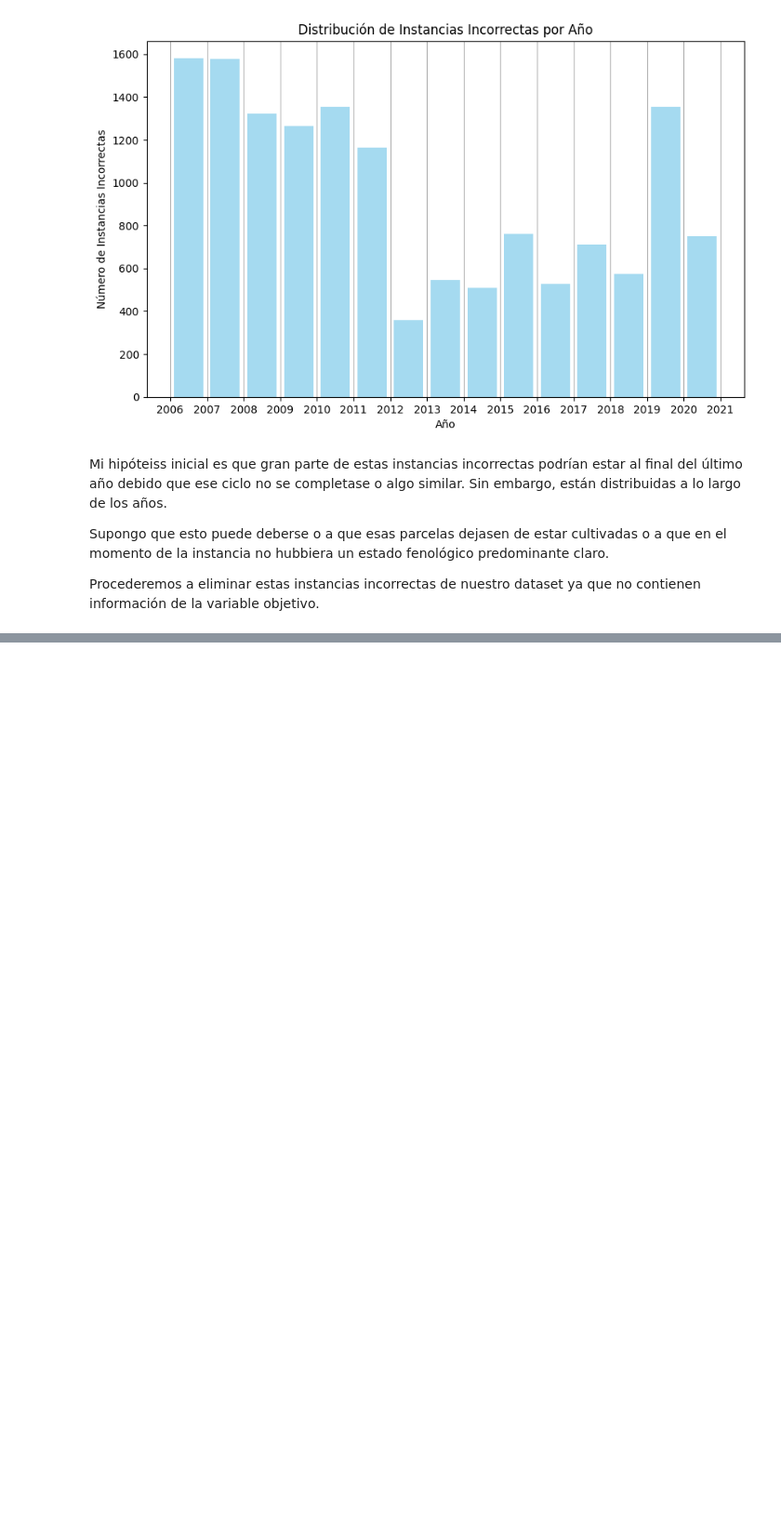
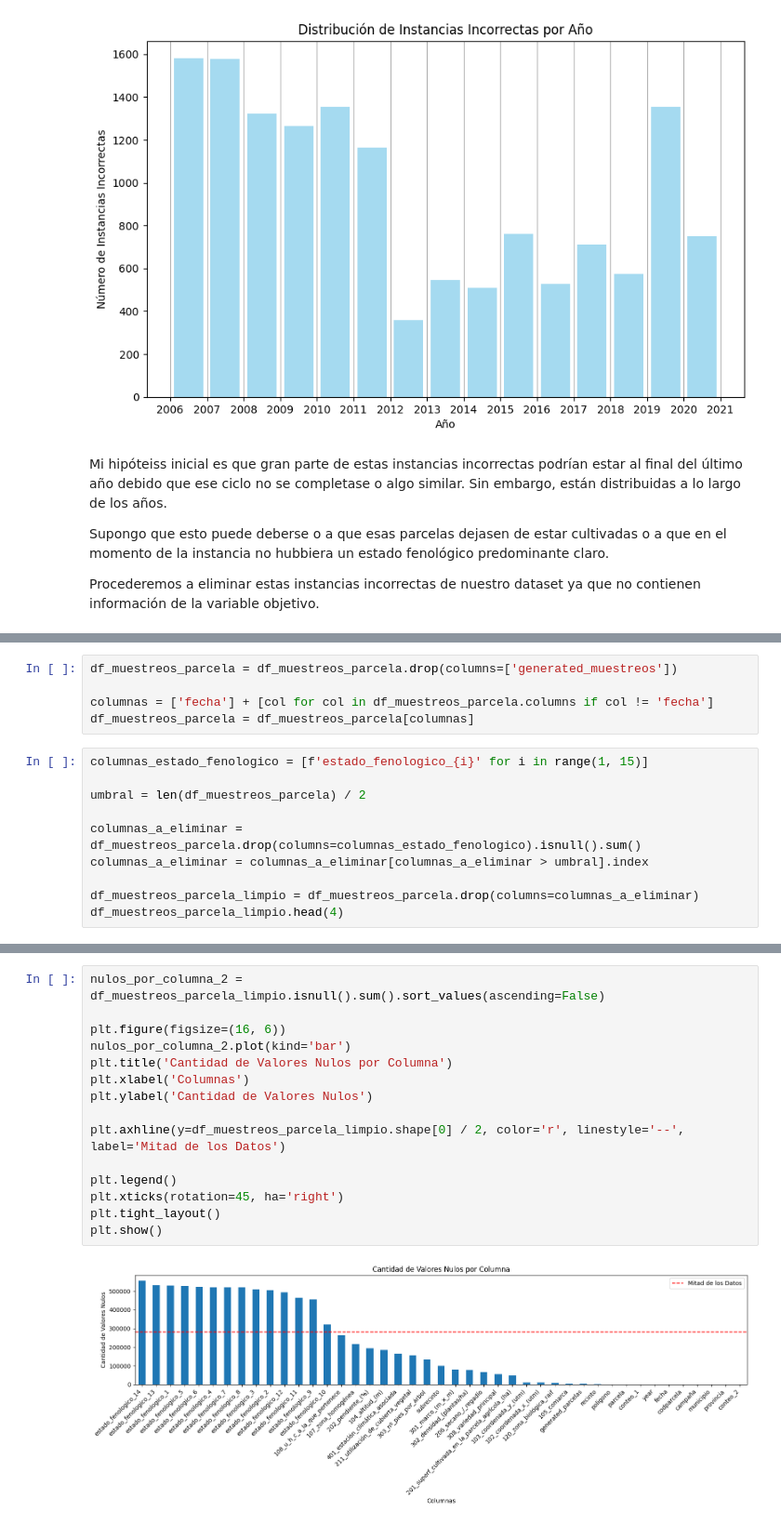
Before and after one commit to Zrive/zrive-ds-1q24-olive-stage-prediction, a Jupyter notebook: src/EDAS-Alvaro.ipynb, the cells around one changed output, grey strips where cells are left out. Shown at 93% size. Cells and saved outputs as stored; diff of their text form; blank space fills up the shorter version.

```diff
--- a/src/EDAS-Alvaro.ipynb
+++ b/src/EDAS-Alvaro.ipynb
@@ -339,0 +372,15 @@ df_muestreos_parcela
+# %%
+df_muestreos_parcela = df_muestreos_parcela.drop(columns=['generated_muestreos'])
+
+columnas = ['fecha'] + [col for col in df_muestreos_parcela.columns if col != 'fecha']
+df_muestreos_parcela = df_muestreos_parcela[columnas]
+# %%
+columnas_estado_fenologico = [f'estado_fenologico_{i}' for i in range(1, 15)]
+
+umbral = len(df_muestreos_parcela) / 2
+
+columnas_a_eliminar = df_muestreos_parcela.drop(columns=columnas_estado_fenologico).isnull().sum()
+columnas_a_eliminar = columnas_a_eliminar[columnas_a_eliminar > umbral].index
+
+df_muestreos_parcela_limpio = df_muestreos_parcela.drop(columns=columnas_a_eliminar)
+df_muestreos_parcela_limpio.head(4)
@@ -339,0 +394,17 @@ df_muestreos_parcela
+# %%
+nulos_por_columna_2 = df_muestreos_parcela_limpio.isnull().sum().sort_values(ascending=False)
+
+plt.figure(figsize=(16, 6))
+nulos_por_columna_2.plot(kind='bar')
+plt.title('Cantidad de Valores Nulos por Columna')
+plt.xlabel('Columnas')
+plt.ylabel('Cantidad de Valores Nulos')
+
+plt.axhline(y=df_muestreos_parcela_limpio.shape[0] / 2, color='r', linestyle='--', label='Mitad de los Datos')
+
+plt.legend()
+plt.xticks(rotation=45, ha='right')
+plt.tight_layout()
+plt.show()
+# %% [output]
+[figure, added]
```
Also changed, not shown: parts of 10 cells of this notebook.
